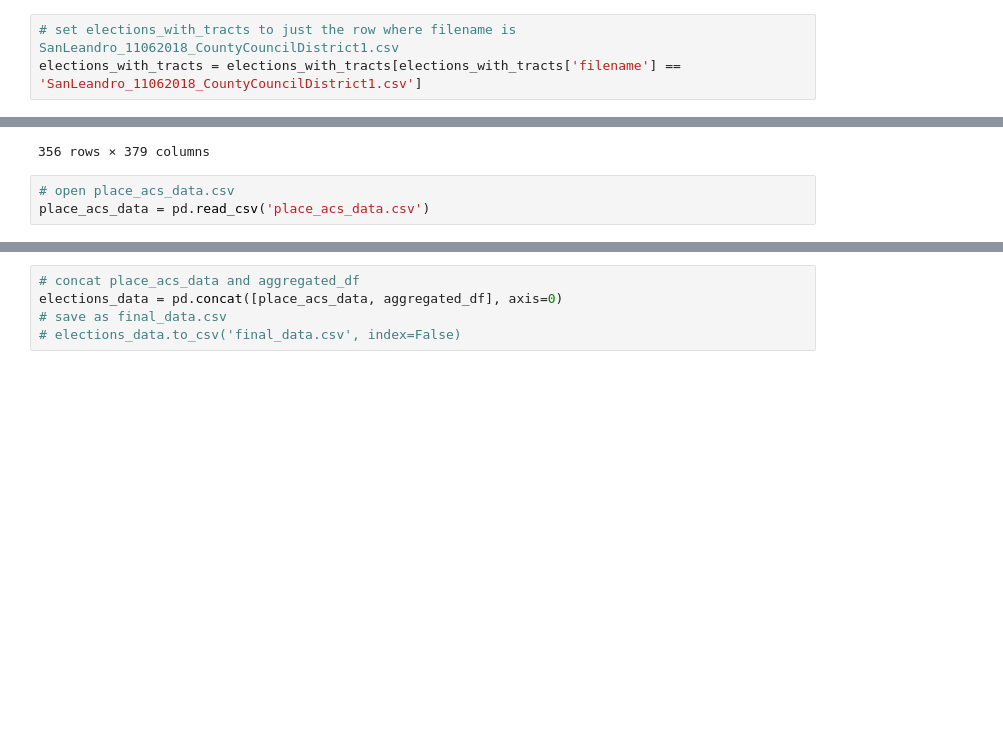
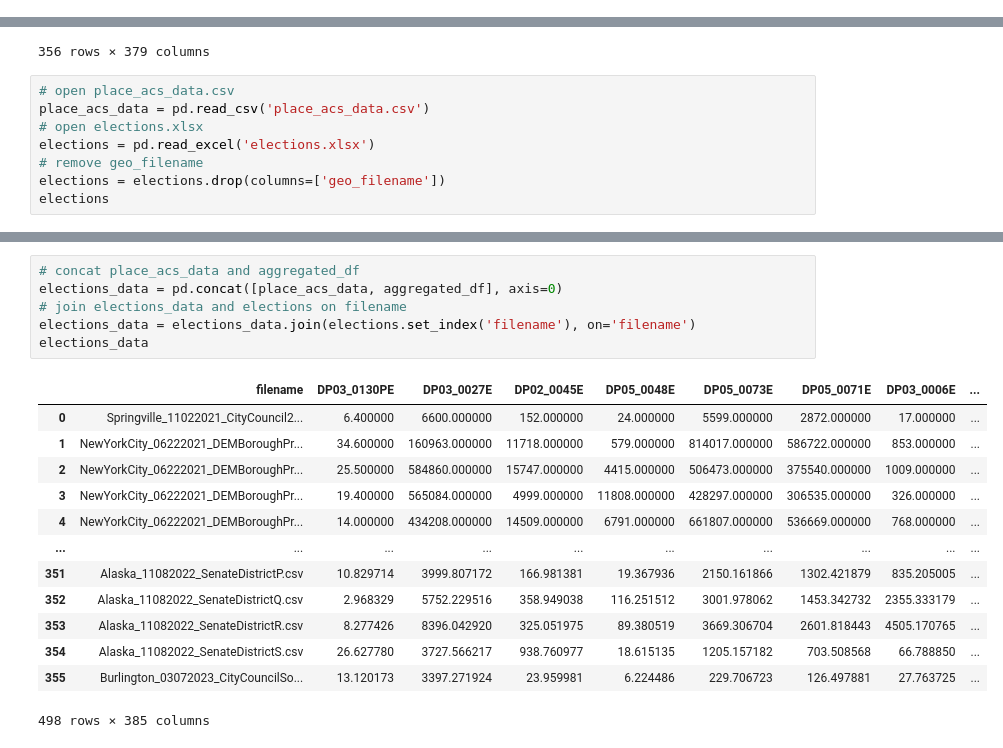
Before and after one commit to keverage-guan/RA-Work, a Jupyter notebook: acs/elections.ipynb, the cells around one changed output, grey strips where cells are left out. Drawn from its saved outputs; the diff is of its cells as text; blank space fills up the shorter version.

```diff
--- a/acs/elections.ipynb
+++ b/acs/elections.ipynb
@@ -10,9 +10,6 @@ elections_with_tracts = pd.read_excel('elections_with_tracts.xlsx')
 acs_tract_data = pd.read_csv('tract_acs_data.csv')
 # open statistics.xlsx
 statistics = pd.read_excel('statistics.xlsx')
-# %%
-# set elections_with_tracts to just the row where filename is SanLeandro_11062018_CountyCouncilDistrict1.csv
-elections_with_tracts = elections_with_tracts[elections_with_tracts['filename'] == 'SanLeandro_11062018_CountyCouncilDistrict1.csv']
 # %%
 # replace all (X), -, or N with nan
 cleaning.replace_error_values(acs_tract_data)
@@ -141,3 +156,8 @@ aggregated_df
 # %%
 # open place_acs_data.csv
 place_acs_data = pd.read_csv('place_acs_data.csv')
+# open elections.xlsx
+elections = pd.read_excel('elections.xlsx')
+# remove geo_filename
+elections = elections.drop(columns=['geo_filename'])
+elections
@@ -144,5 +178,20 @@ place_acs_data = pd.read_csv('place_acs_data.csv')
 # %%
 # concat place_acs_data and aggregated_df
 elections_data = pd.concat([place_acs_data, aggregated_df], axis=0)
-# save as final_data.csv
-# elections_data.to_csv('final_data.csv', index=False)
+# join elections_data and elections on filename
+elections_data = elections_data.join(elections.set_index('filename'), on='filename')
+elections_data
+# %% [output]
+|  | filename | DP03_0130PE | DP03_0027E | DP02_0045E | DP05_0048E | DP05_0073E | DP05_0071E | DP03_0006E | ... |
+| 0 | Springville_11022021_CityCouncil2... | 6.400000 | 6600.000000 | 152.000000 | 24.000000 | 5599.000000 | 2872.000000 | 17.000000 | ... |
+| 1 | NewYorkCity_06222021_DEMBoroughPr... | 34.600000 | 160963.000000 | 11718.000000 | 579.000000 | 814017.000000 | 586722.000000 | 853.000000 | ... |
+| 2 | NewYorkCity_06222021_DEMBoroughPr... | 25.500000 | 584860.000000 | 15747.000000 | 4415.000000 | 506473.000000 | 375540.000000 | 1009.000000 | ... |
+| 3 | NewYorkCity_06222021_DEMBoroughPr... | 19.400000 | 565084.000000 | 4999.000000 | 11808.000000 | 428297.000000 | 306535.000000 | 326.000000 | ... |
+| 4 | NewYorkCity_06222021_DEMBoroughPr... | 14.000000 | 434208.000000 | 14509.000000 | 6791.000000 | 661807.000000 | 536669.000000 | 768.000000 | ... |
+| ... | ... | ... | ... | ... | ... | ... | ... | ... | ... |
+| 351 | Alaska_11082022_SenateDistrictP.csv | 10.829714 | 3999.807172 | 166.981381 | 19.367936 | 2150.161866 | 1302.421879 | 835.205005 | ... |
+| 352 | Alaska_11082022_SenateDistrictQ.csv | 2.968329 | 5752.229516 | 358.949038 | 116.251512 | 3001.978062 | 1453.342732 | 2355.333179 | ... |
+| 353 | Alaska_11082022_SenateDistrictR.csv | 8.277426 | 8396.042920 | 325.051975 | 89.380519 | 3669.306704 | 2601.818443 | 4505.170765 | ... |
+| 354 | Alaska_11082022_SenateDistrictS.csv | 26.627780 | 3727.566217 | 938.760977 | 18.615135 | 1205.157182 | 703.508568 | 66.788850 | ... |
+| 355 | Burlington_03072023_CityCouncilSo... | 13.120173 | 3397.271924 | 23.959981 | 6.224486 | 229.706723 | 126.497881 | 27.763725 | ... |
+498 rows × 385 columns
```
Also changed, not shown: parts of 3 cells of this notebook, 6 other files.
